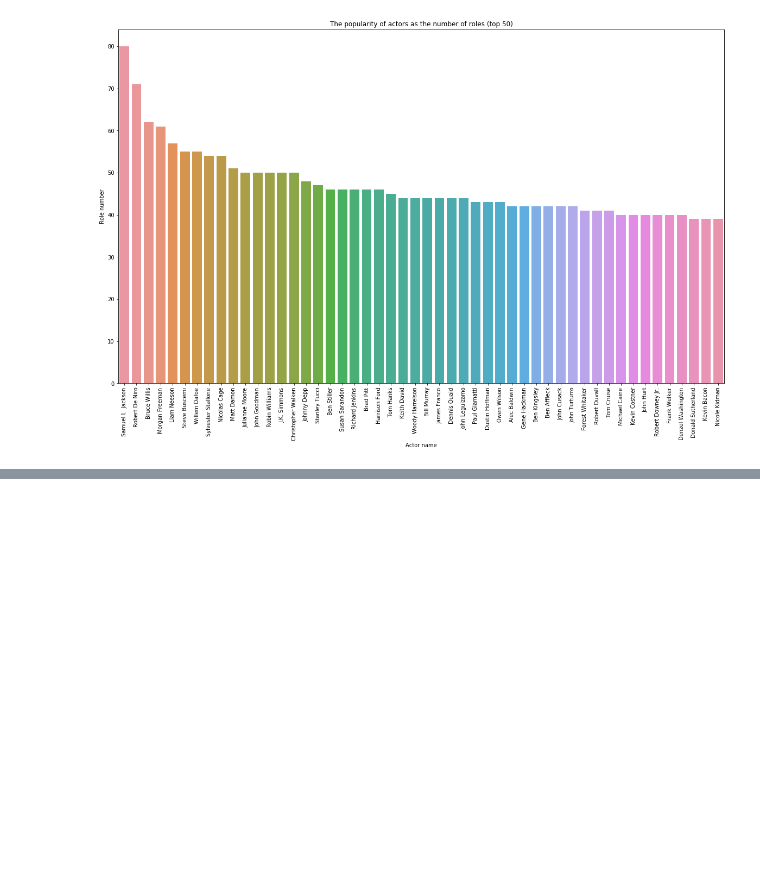
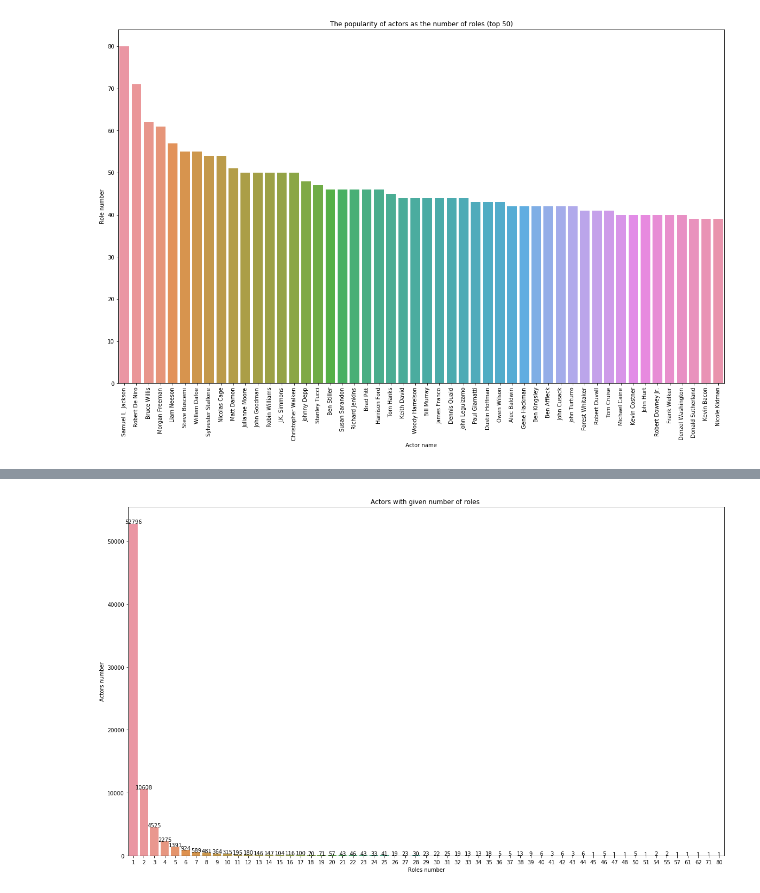
Before and after one commit to kamildoleglo/data-mining-box-office, a Jupyter notebook: preliminary_data_analysis.ipynb, the cells around one changed output, grey strips where cells are left out. Saved outputs shown, nothing was run; the diff lists cells and outputs as text; code cells hidden in the pictures; blank space fills up the shorter version.

```diff
--- a/preliminary_data_analysis.ipynb
+++ b/preliminary_data_analysis.ipynb
@@ -125,0 +193,16 @@ plt.show()
+# %%
+actorMovieRolesDataset = actorMovieDataset.groupby(['count']).size().reset_index(name='actors_with_given_role_number')
+actorMovieRolesDataset.head(10)
+plt.figure(figsize=(20,12))
+x = actorMovieRolesDataset['count']
+y = actorMovieRolesDataset['actors_with_given_role_number']
+# snbp = sns.barplot(x='actors_with_given_role_number',y='count',data=actorMovieRolesDataset,orient="h")
+# show_values_on_bars(snbp, "h", 0.5)
+snbp = sns.barplot(x='count',y='actors_with_given_role_number',data=actorMovieRolesDataset)
+show_values_on_bars(snbp, "v", 0.5)
+plt.title("Actors with given number of roles ")
+plt.xlabel("Roles number")
+plt.ylabel("Actors number")
+plt.show()
+# %% [output]
+[figure, added]
```
Also changed, not shown: parts of 6 cells of this notebook.
